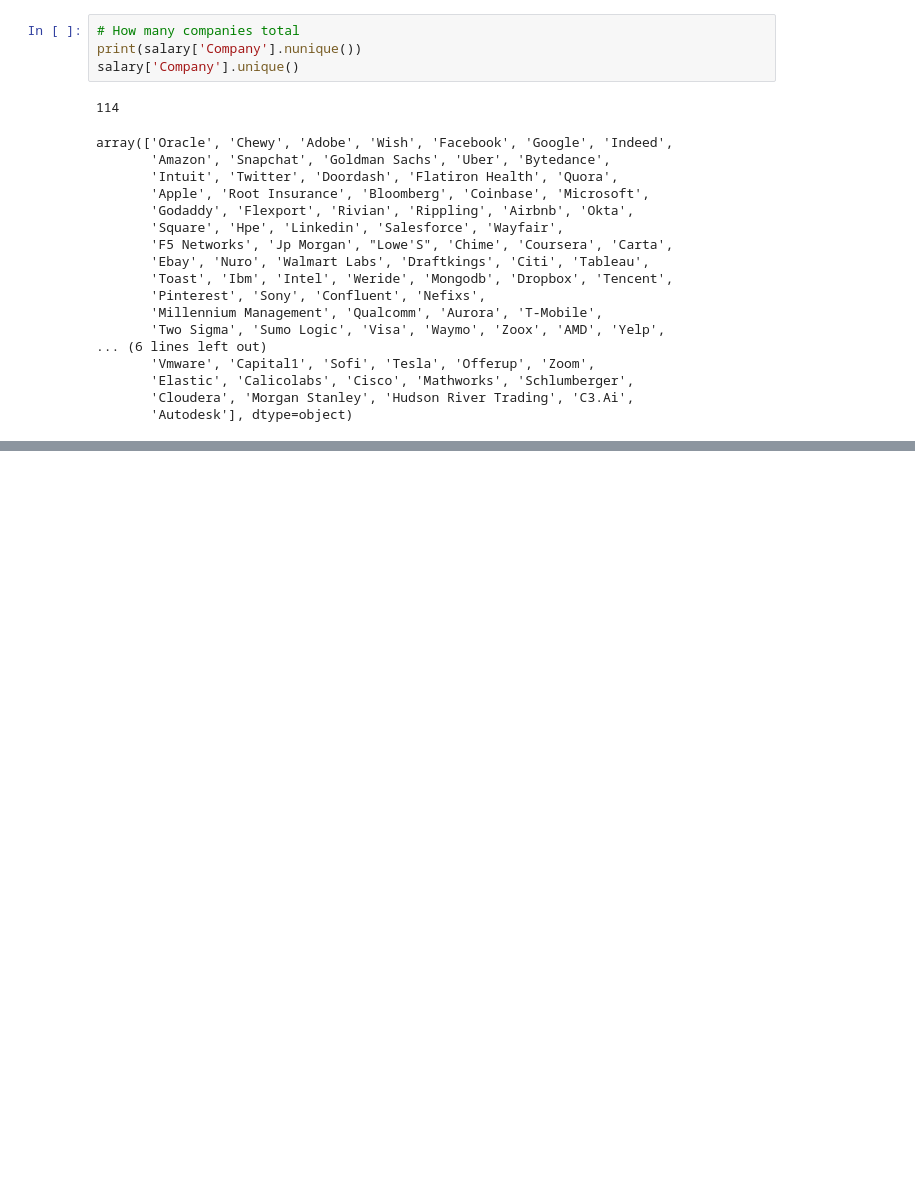
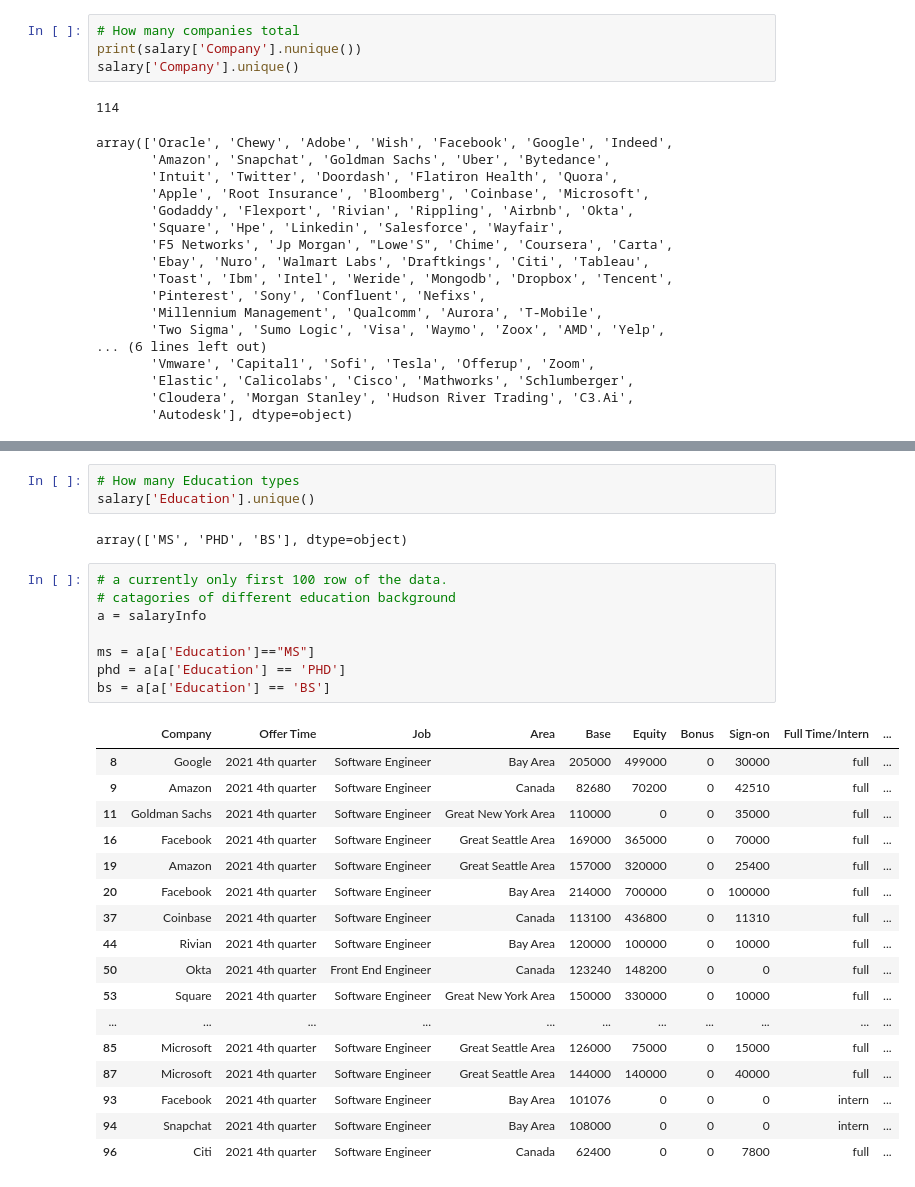
Before and after one commit to dorothyjx/damg-6105-Final-Project, a Jupyter notebook: project_final_ji.ipynb, the cells around one changed output, grey strips where cells are left out. Drawn from its saved outputs; the diff is of its cells as text; blank space fills up the shorter version.

```diff
--- a/project_final_ji.ipynb
+++ b/project_final_ji.ipynb
@@ -216,0 +212,31 @@ array(['MS', 'PHD', 'BS'], dtype=object)
+# %%
+# How many Education types
+salary['Education'].unique()
+# %% [output]
+array(['MS', 'PHD', 'BS'], dtype=object)
+# %%
+# a currently only first 100 row of the data.
+# catagories of different education background
+a = salaryInfo
+
+ms = a[a['Education']=="MS"]
+phd = a[a['Education'] == 'PHD']
+bs = a[a['Education'] == 'BS']
+# %% [output]
+|  | Company | Offer Time | Job | Area | Base | Equity | Bonus | Sign-on | Full Time/Intern | ... |
+| 8 | Google | 2021 4th quarter | Software Engineer | Bay Area | 205000 | 499000 | 0 | 30000 | full | ... |
+| 9 | Amazon | 2021 4th quarter | Software Engineer | Canada | 82680 | 70200 | 0 | 42510 | full | ... |
+| 11 | Goldman Sachs | 2021 4th quarter | Software Engineer | Great New York Area | 110000 | 0 | 0 | 35000 | full | ... |
+| 16 | Facebook | 2021 4th quarter | Software Engineer | Great Seattle Area | 169000 | 365000 | 0 | 70000 | full | ... |
+| 19 | Amazon | 2021 4th quarter | Software Engineer | Great Seattle Area | 157000 | 320000 | 0 | 25400 | full | ... |
+| 20 | Facebook | 2021 4th quarter | Software Engineer | Bay Area | 214000 | 700000 | 0 | 100000 | full | ... |
+| 37 | Coinbase | 2021 4th quarter | Software Engineer | Canada | 113100 | 436800 | 0 | 11310 | full | ... |
+| 44 | Rivian | 2021 4th quarter | Software Engineer | Bay Area | 120000 | 100000 | 0 | 10000 | full | ... |
+| 50 | Okta | 2021 4th quarter | Front End Engineer | Canada | 123240 | 148200 | 0 | 0 | full | ... |
+| 53 | Square | 2021 4th quarter | Software Engineer | Great New York Area | 150000 | 330000 | 0 | 10000 | full | ... |
+| ... | ... | ... | ... | ... | ... | ... | ... | ... | ... | ... |
+| 85 | Microsoft | 2021 4th quarter | Software Engineer | Great Seattle Area | 126000 | 75000 | 0 | 15000 | full | ... |
+| 87 | Microsoft | 2021 4th quarter | Software Engineer | Great Seattle Area | 144000 | 140000 | 0 | 40000 | full | ... |
+| 93 | Facebook | 2021 4th quarter | Software Engineer | Bay Area | 101076 | 0 | 0 | 0 | intern | ... |
+| 94 | Snapchat | 2021 4th quarter | Software Engineer | Bay Area | 108000 | 0 | 0 | 0 | intern | ... |
+| 96 | Citi | 2021 4th quarter | Software Engineer | Canada | 62400 | 0 | 0 | 7800 | full | ... |
```
Also changed, not shown: parts of 14 cells of this notebook, 1 other file.
